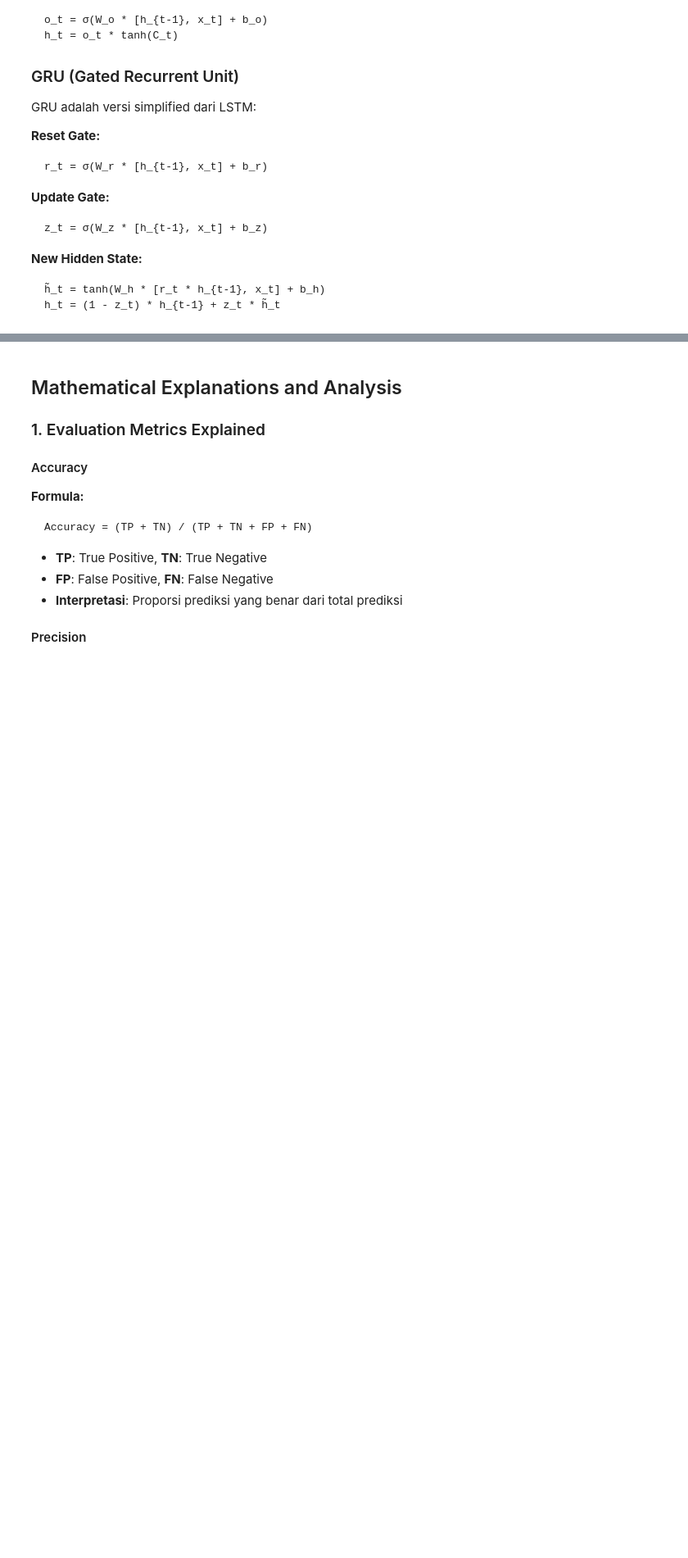
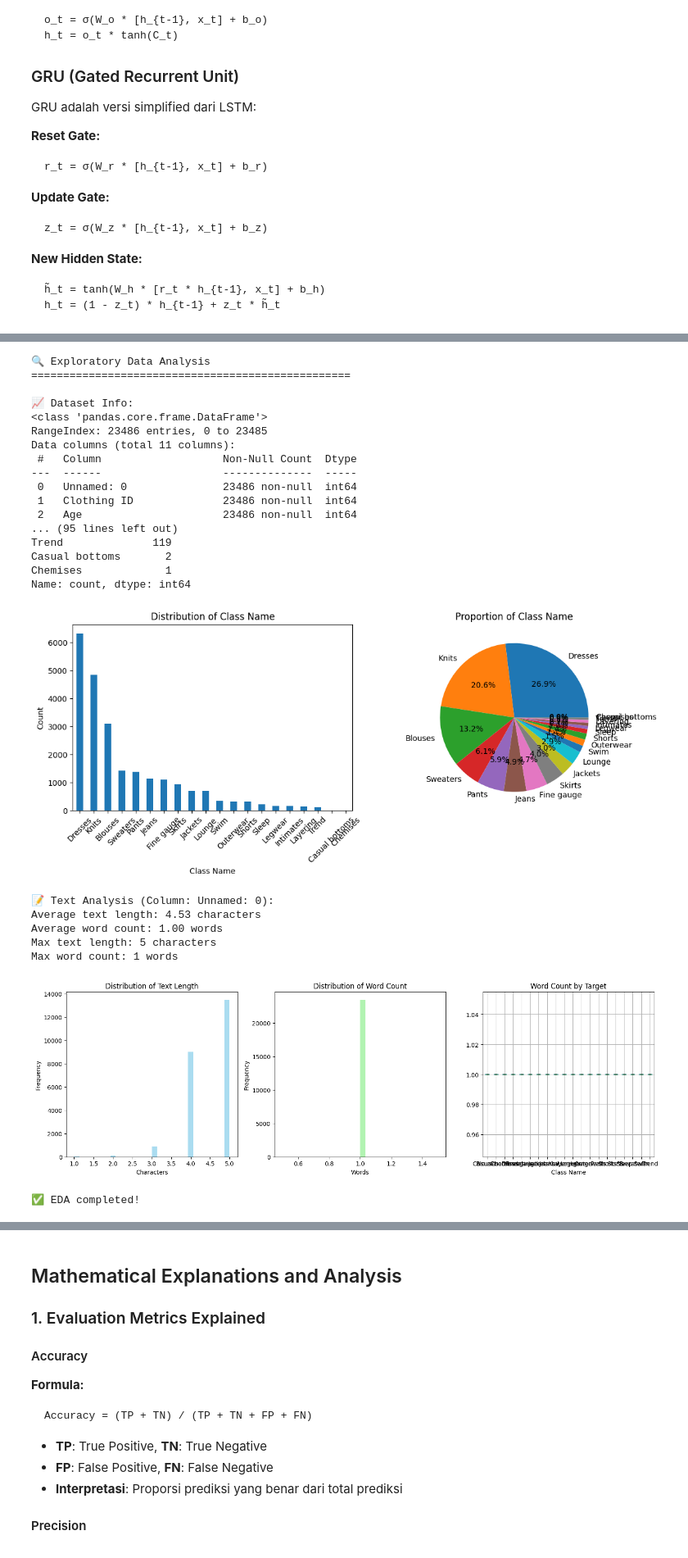
Before and after one commit to Pandu98-pkh/DeepLearning, a Jupyter notebook: 05. Week 5/Notebook Assigment/RNN Models.ipynb, the cells around one changed output, grey strips where cells are left out. Shown at 82% size. Saved outputs shown, nothing was run; the diff lists cells and outputs as text; code cells hidden in the pictures; blank space fills up the shorter version.

```diff
--- a/05. Week 5/Notebook Assigment/RNN Models.ipynb
+++ b/05. Week 5/Notebook Assigment/RNN Models.ipynb
@@ -141,6 +151,7 @@ print(f"TensorFlow GPU available: {tf.config.list_physical_devices('GPU')}")
 # Download from GitHub repository
 import requests
 import io
+import pandas as pd # Ensure pandas is imported
 
 def download_dataset():
     """Download ReviewTokoBaju.csv from GitHub repository"""
@@ -160,14 +171,14 @@ def download_dataset():
         print("Creating sample data for demonstration...")
         sample_data = {
             'review': [
-                'Produk bagus sekali, kualitas terjamin',
-                'Barang jelek, tidak sesuai ekspektasi',
-                'Pelayanan memuaskan, akan beli lagi',
-                'Pengiriman lambat, produk biasa saja',
-                'Sangat puas dengan pembelian ini',
-                'Kecewa dengan kualitas produk',
-                'Recommended seller, barang original',
-                'Tidak recommended, barang rusak'
+                'Produk bagus sekali, kualitas terjamin.',
+                'Barang jelek, tidak sesuai ekspektasi!',
+                'Pelayanan memuaskan, akan beli lagi :)',
+                'Pengiriman lambat, produk biasa saja :(',
+                'Sangat puas dengan pembelian ini...',
+                'Kecewa dengan kualitas produk??',
+                'Recommended seller, barang original.',
+                'Tidak recommended, barang rusak.'
             ],
             'sentiment': ['positive', 'negative', 'positive', 'negative',
                          'positive', 'negative', 'positive', 'negative']
@@ -177,10 +188,18 @@ def download_dataset():
 # Load the dataset
 df = download_dataset()
 
-# Display basic information
-print("\n📊 Dataset Information:")
-print(f"Shape: {df.shape}")
-print(f"Columns: {list(df.columns)}")
-print("\n" + "="*50)
-print("First 5 rows:")
-df.head()
+# --- Added check for empty DataFrame after download ---
+if df.empty:
+    print("❌ Error: Downloaded or sample dataset is empty. Cannot proceed.")
+    # You might want to exit the script here if the dataset is crucial
+else:
+    # Display basic information if not empty
+    print("\n📊 Dataset Information:")
+    print(f"Shape: {df.shape}")
+    print(f"Columns: {list(df.columns)}")
+    print("\n" + "="*50)
+    print("First 5 rows:")
+    display(df.head()) # Use display for DataFrames in notebooks
+
+    # Proceed with EDA and preprocessing only if DataFrame is not empty
+    # (The rest of the code blocks for EDA and Preprocessing will follow)
@@ -239,38 +273,68 @@ plt.show()
 # Text length analysis
 text_col = [col for col in df.columns if col != target_col][0]
 print(f"\n📝 Text Analysis (Column: {text_col}):")
+
+# Convert the column to string type
+df[text_col] = df[text_col].astype(str)
+
 df['text_length'] = df[text_col].str.len()
 df['word_count'] = df[text_col].str.split().str.len()
 
 print(f"Average text length: {df['text_length'].mean():.2f} characters")
 print(f"Average word count: {df['word_count'].mean():.2f} words")
 print(f"Max text length: {df['text_length'].max()} characters")
 print(f"Max word count: {df['word_count'].max()} words")
 
 # Visualize text statistics
 plt.figure(figsize=(15, 5))
 
 plt.subplot(1, 3, 1)
 plt.hist(df['text_length'], bins=30, alpha=0.7, color='skyblue')
 plt.title('Distribution of Text Length')
 plt.xlabel('Characters')
 plt.ylabel('Frequency')
 
 plt.subplot(1, 3, 2)
 plt.hist(df['word_count'], bins=30, alpha=0.7, color='lightgreen')
 plt.title('Distribution of Word Count')
 plt.xlabel('Words')
 plt.ylabel('Frequency')
 
 plt.subplot(1, 3, 3)
 df.boxplot(column='word_count', by=target_col, ax=plt.gca())
 plt.title('Word Count by Target')
 plt.suptitle('')
 
 plt.tight_layout()
 plt.show()
 
 print("\n✅ EDA completed!")
+# %% [output]
+🔍 Exploratory Data Analysis
+==================================================
+
+📈 Dataset Info:
+<class 'pandas.core.frame.DataFrame'>
+RangeIndex: 23486 entries, 0 to 23485
+Data columns (total 11 columns):
+ #   Column                   Non-Null Count  Dtype
+---  ------                   --------------  -----
+ 0   Unnamed: 0               23486 non-null  int64
+ 1   Clothing ID              23486 non-null  int64
+ 2   Age                      23486 non-null  int64
+... (95 lines left out)
+Trend              119
+Casual bottoms       2
+Chemises             1
+Name: count, dtype: int64
+[figure, added]
+📝 Text Analysis (Column: Unnamed: 0):
+Average text length: 4.53 characters
+Average word count: 1.00 words
+Max text length: 5 characters
+Max word count: 1 words
+[figure, added]
+✅ EDA completed!
 # %%
 # Text Preprocessing
 print("🔧 Text Preprocessing")
```
Also changed, not shown: parts of 6 cells of this notebook.
